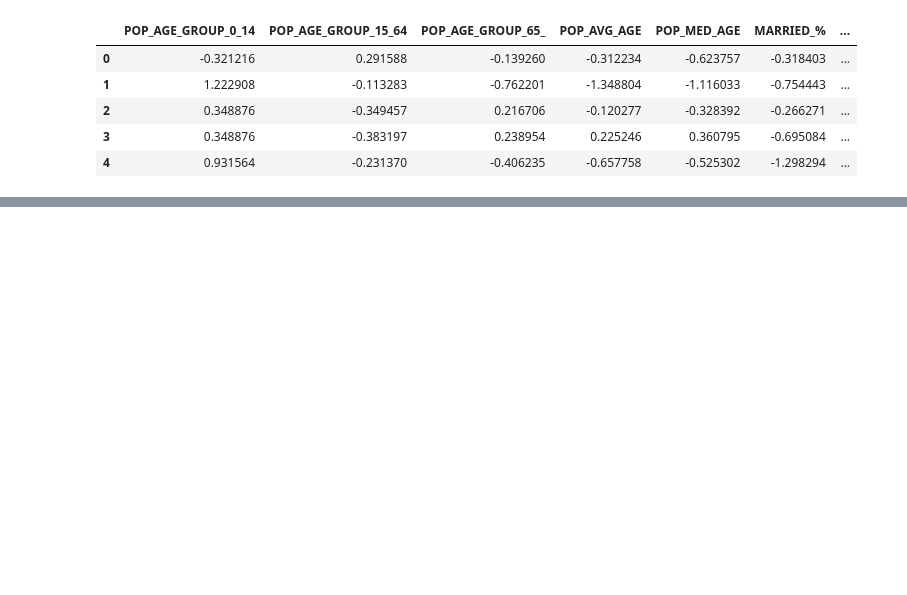
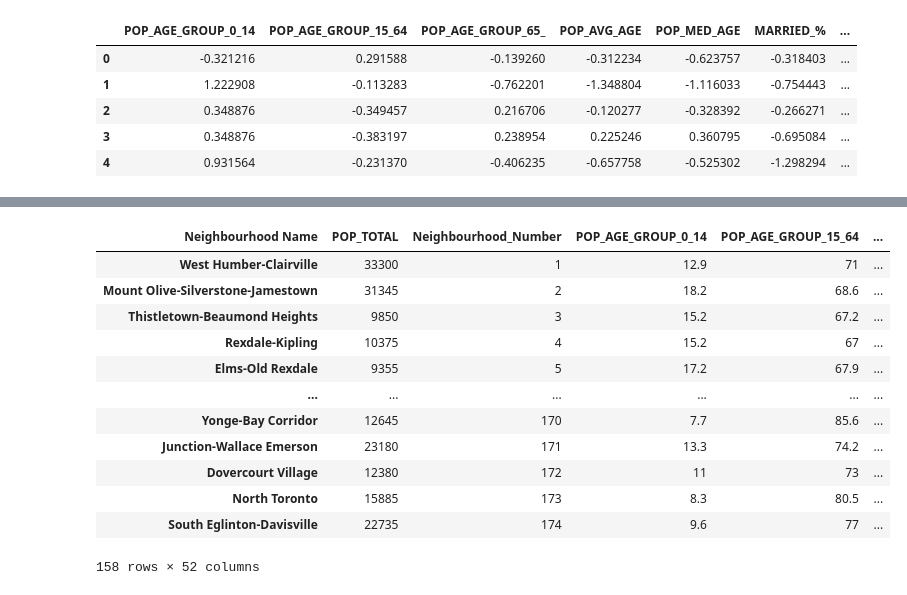
Before and after one commit to Ratnor/Socio-phenotype-classifier, a Jupyter notebook: Neighbourhood_profiles_data_prep.ipynb, the cells around one changed output, grey strips where cells are left out. Saved outputs shown, nothing was run; the diff lists cells and outputs as text; code cells hidden in the pictures; blank space fills up the shorter version.

```diff
--- a/Neighbourhood_profiles_data_prep.ipynb
+++ b/Neighbourhood_profiles_data_prep.ipynb
@@ -185,0 +208,16 @@ display(transformed_dfnp_selection.head())
+# %%
+display(dfnp_selection)
+# %% [output]
+| Neighbourhood Name | POP_TOTAL | Neighbourhood_Number | POP_AGE_GROUP_0_14 | POP_AGE_GROUP_15_64 | ... |
+| West Humber-Clairville | 33300 | 1 | 12.9 | 71 | ... |
+| Mount Olive-Silverstone-Jamestown | 31345 | 2 | 18.2 | 68.6 | ... |
+| Thistletown-Beaumond Heights | 9850 | 3 | 15.2 | 67.2 | ... |
+| Rexdale-Kipling | 10375 | 4 | 15.2 | 67 | ... |
+| Elms-Old Rexdale | 9355 | 5 | 17.2 | 67.9 | ... |
+| ... | ... | ... | ... | ... | ... |
+| Yonge-Bay Corridor | 12645 | 170 | 7.7 | 85.6 | ... |
+| Junction-Wallace Emerson | 23180 | 171 | 13.3 | 74.2 | ... |
+| Dovercourt Village | 12380 | 172 | 11 | 73 | ... |
+| North Toronto | 15885 | 173 | 8.3 | 80.5 | ... |
+| South Eglinton-Davisville | 22735 | 174 | 9.6 | 77 | ... |
+158 rows × 52 columns
```
Also changed, not shown: parts of 3 cells of this notebook.
